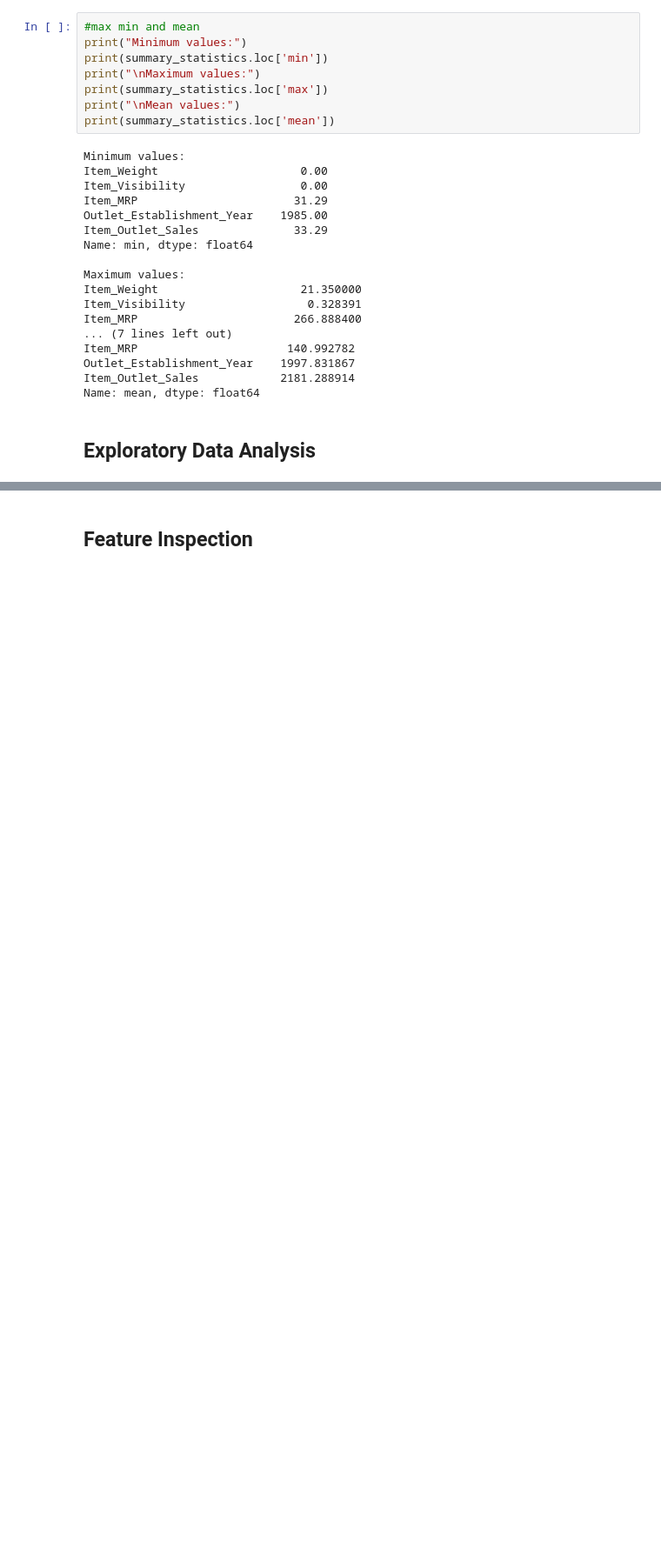
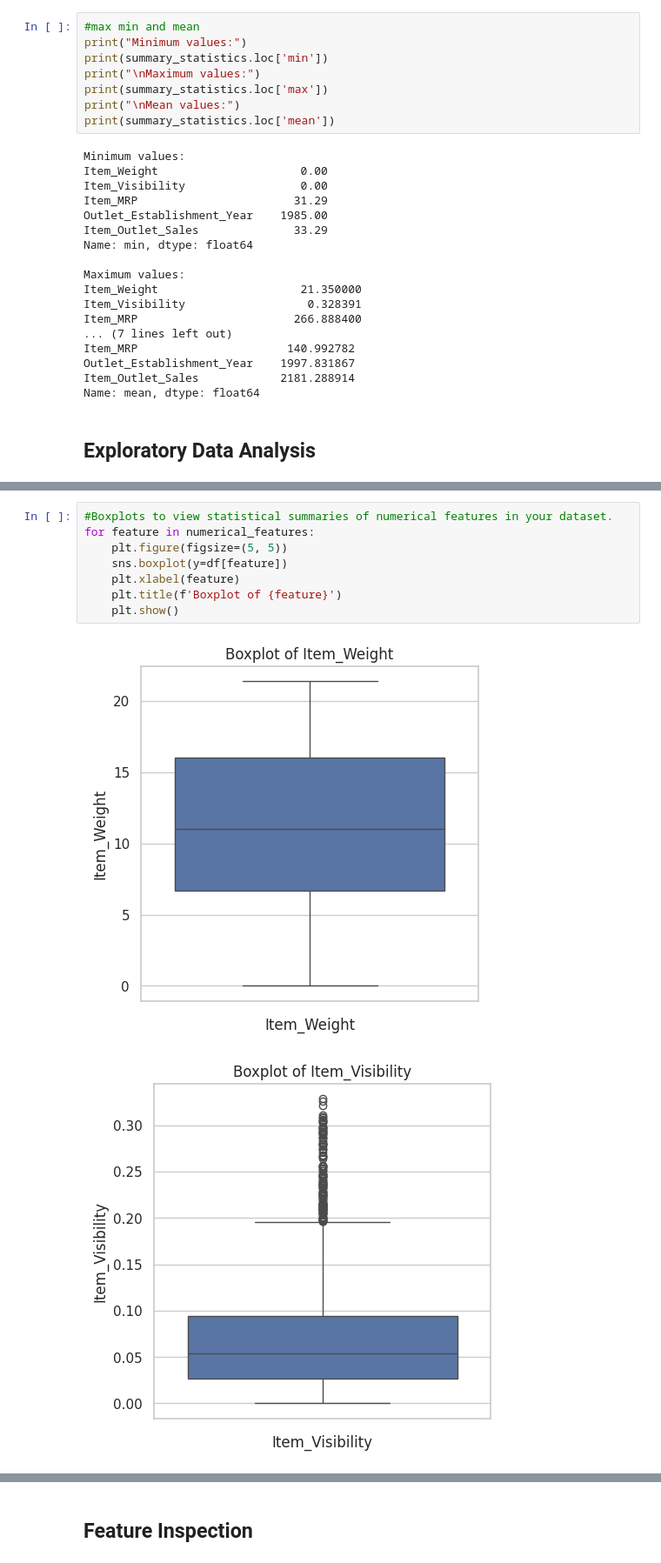
Before and after one commit to idrissliouane/Prediction-of-Product-Sales, a Jupyter notebook: Prediction_of_Product_Sales.ipynb, the cells around one changed output, grey strips where cells are left out. Shown: that part at 87% size. Drawn from its saved outputs; the diff is of its cells as text; blank space fills up the shorter version.

```diff
--- a/Prediction_of_Product_Sales.ipynb
+++ b/Prediction_of_Product_Sales.ipynb
@@ -247,0 +302,11 @@ Name: mean, dtype: float64
+# %%
+#Boxplots to view statistical summaries of numerical features in your dataset.
+for feature in numerical_features:
+    plt.figure(figsize=(5, 5))
+    sns.boxplot(y=df[feature])
+    plt.xlabel(feature)
+    plt.title(f'Boxplot of {feature}')
+    plt.show()
+# %% [output]
+[figure, added]
+[figure, added]
```
Also changed, not shown: parts of 7 cells of this notebook.
